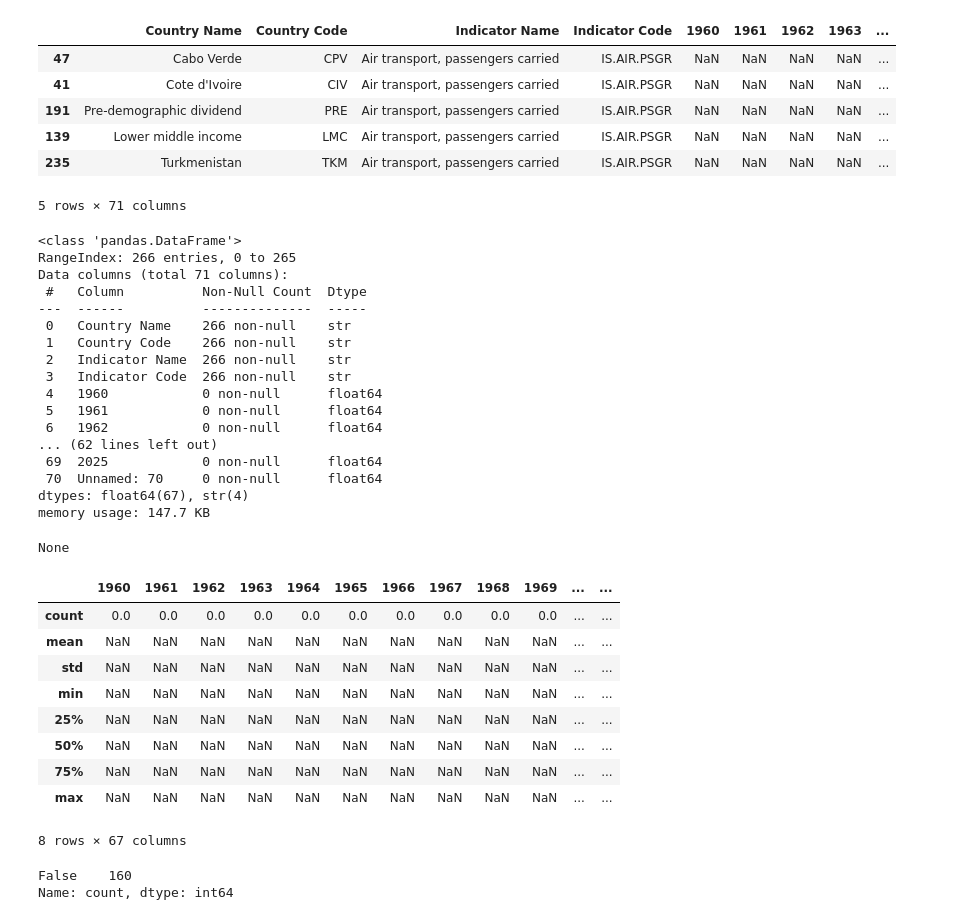
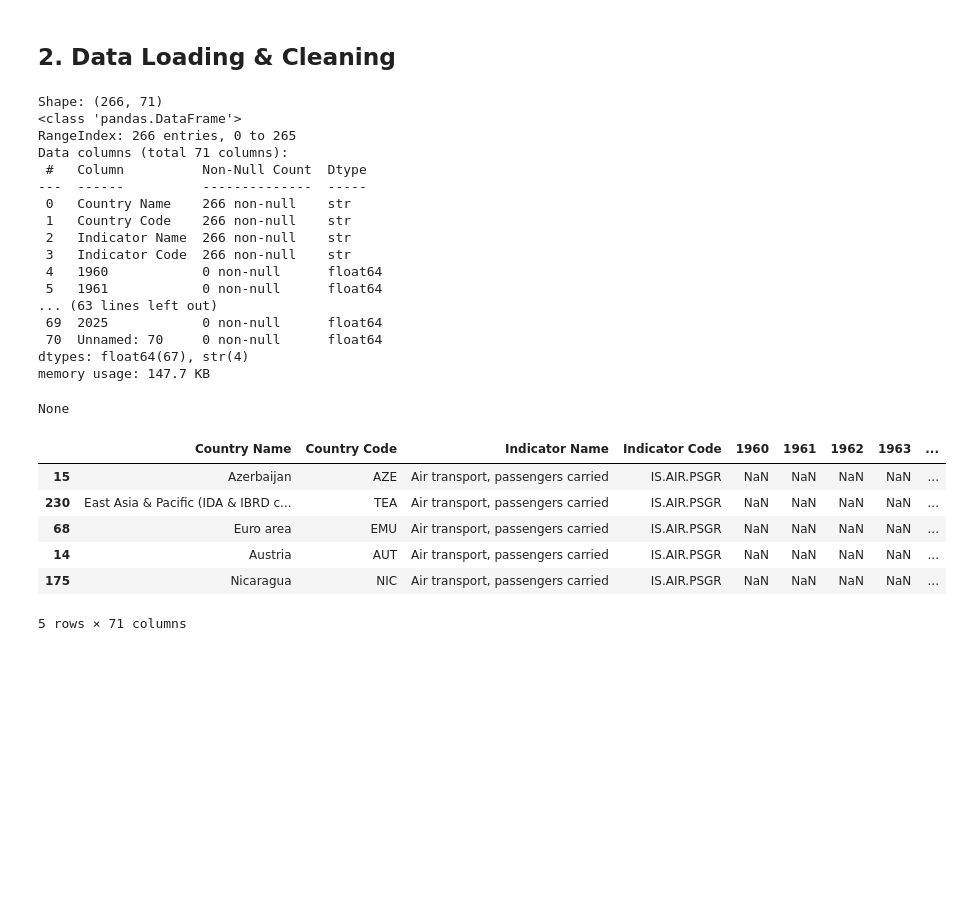
Before and after one commit to tabbba/Data-Visualization-, a Jupyter notebook: eda_passenger.ipynb, the cells around one changed output. Drawn from its saved outputs; the diff is of its cells as text; code cells hidden in the pictures; blank space fills up the shorter version.

```diff
--- a/eda_passenger.ipynb
+++ b/eda_passenger.ipynb
@@ -15,40 +14,0 @@ FileNotFoundError: [Errno 2] No such file or directory: 'data/df1.csv'
-# %%
-display(df.sample(5))
-display(df.info())
-display(df.describe().round())
-# %% [output]
-|  | Country Name | Country Code | Indicator Name | Indicator Code | 1960 | 1961 | 1962 | 1963 | ... |
-| 47 | Cabo Verde | CPV | Air transport, passengers carried | IS.AIR.PSGR | NaN | NaN | NaN | NaN | ... |
-| 41 | Cote d'Ivoire | CIV | Air transport, passengers carried | IS.AIR.PSGR | NaN | NaN | NaN | NaN | ... |
-| 191 | Pre-demographic dividend | PRE | Air transport, passengers carried | IS.AIR.PSGR | NaN | NaN | NaN | NaN | ... |
-| 139 | Lower middle income | LMC | Air transport, passengers carried | IS.AIR.PSGR | NaN | NaN | NaN | NaN | ... |
-| 235 | Turkmenistan | TKM | Air transport, passengers carried | IS.AIR.PSGR | NaN | NaN | NaN | NaN | ... |
-5 rows × 71 columns
-<class 'pandas.DataFrame'>
-RangeIndex: 266 entries, 0 to 265
-Data columns (total 71 columns):
- #   Column          Non-Null Count  Dtype
----  ------          --------------  -----
- 0   Country Name    266 non-null    str
- 1   Country Code    266 non-null    str
- 2   Indicator Name  266 non-null    str
- 3   Indicator Code  266 non-null    str
- 4   1960            0 non-null      float64
- 5   1961            0 non-null      float64
- 6   1962            0 non-null      float64
-... (62 lines left out)
- 69  2025            0 non-null      float64
- 70  Unnamed: 70     0 non-null      float64
-dtypes: float64(67), str(4)
-memory usage: 147.7 KB
-None
-|  | 1960 | 1961 | 1962 | 1963 | 1964 | 1965 | 1966 | 1967 | 1968 | 1969 | ... | ... |
-| count | 0.0 | 0.0 | 0.0 | 0.0 | 0.0 | 0.0 | 0.0 | 0.0 | 0.0 | 0.0 | ... | ... |
-| mean | NaN | NaN | NaN | NaN | NaN | NaN | NaN | NaN | NaN | NaN | ... | ... |
-| std | NaN | NaN | NaN | NaN | NaN | NaN | NaN | NaN | NaN | NaN | ... | ... |
-| min | NaN | NaN | NaN | NaN | NaN | NaN | NaN | NaN | NaN | NaN | ... | ... |
-| 25% | NaN | NaN | NaN | NaN | NaN | NaN | NaN | NaN | NaN | NaN | ... | ... |
-| 50% | NaN | NaN | NaN | NaN | NaN | NaN | NaN | NaN | NaN | NaN | ... | ... |
-| 75% | NaN | NaN | NaN | NaN | NaN | NaN | NaN | NaN | NaN | NaN | ... | ... |
-| max | NaN | NaN | NaN | NaN | NaN | NaN | NaN | NaN | NaN | NaN | ... | ... |
-8 rows × 67 columns
@@ -61,5 +14,0 @@ df = df.dropna(thresh=45)
-# %%
-df.duplicated().value_counts()
-# %% [output]
-False    160
-Name: count, dtype: int64
@@ -65,0 +41,33 @@ Name: count, dtype: int64
+# %% [markdown]
+## 2. Data Loading & Cleaning
+# %%
+df = pd.read_csv("data/passenger.csv")
+print(f"Shape: {df.shape}")
+display(df.info())
+display(df.sample(5))
+# %% [output]
+Shape: (266, 71)
+<class 'pandas.DataFrame'>
+RangeIndex: 266 entries, 0 to 265
+Data columns (total 71 columns):
+ #   Column          Non-Null Count  Dtype
+---  ------          --------------  -----
+ 0   Country Name    266 non-null    str
+ 1   Country Code    266 non-null    str
+ 2   Indicator Name  266 non-null    str
+ 3   Indicator Code  266 non-null    str
+ 4   1960            0 non-null      float64
+ 5   1961            0 non-null      float64
+... (63 lines left out)
+ 69  2025            0 non-null      float64
+ 70  Unnamed: 70     0 non-null      float64
+dtypes: float64(67), str(4)
+memory usage: 147.7 KB
+None
+|  | Country Name | Country Code | Indicator Name | Indicator Code | 1960 | 1961 | 1962 | 1963 | ... |
+| 15 | Azerbaijan | AZE | Air transport, passengers carried | IS.AIR.PSGR | NaN | NaN | NaN | NaN | ... |
+| 230 | East Asia & Pacific (IDA & IBRD c... | TEA | Air transport, passengers carried | IS.AIR.PSGR | NaN | NaN | NaN | NaN | ... |
+| 68 | Euro area | EMU | Air transport, passengers carried | IS.AIR.PSGR | NaN | NaN | NaN | NaN | ... |
+| 14 | Austria | AUT | Air transport, passengers carried | IS.AIR.PSGR | NaN | NaN | NaN | NaN | ... |
+| 175 | Nicaragua | NIC | Air transport, passengers carried | IS.AIR.PSGR | NaN | NaN | NaN | NaN | ... |
+5 rows × 71 columns
```
Also changed, not shown: parts of 22 cells of this notebook, 11 other files.
